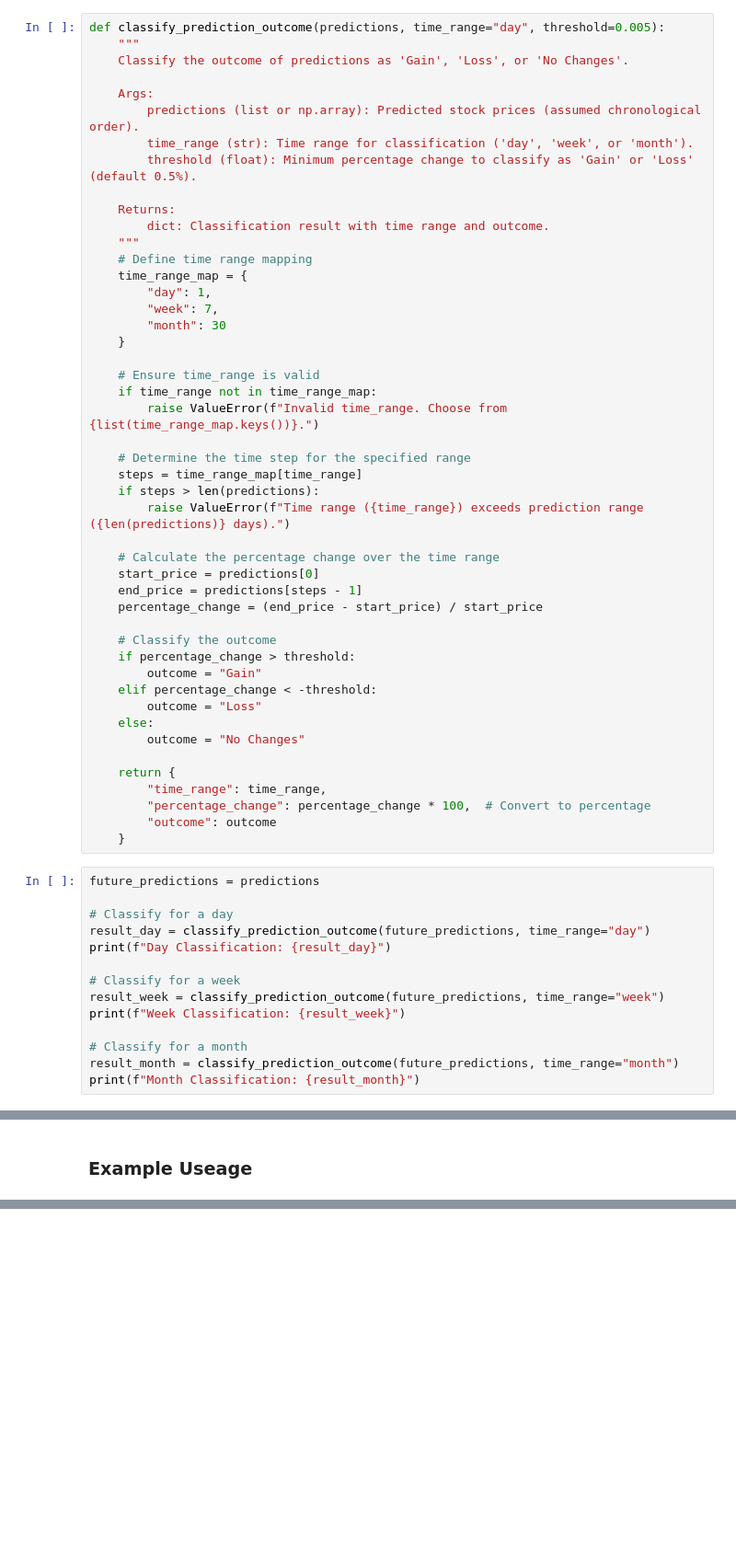
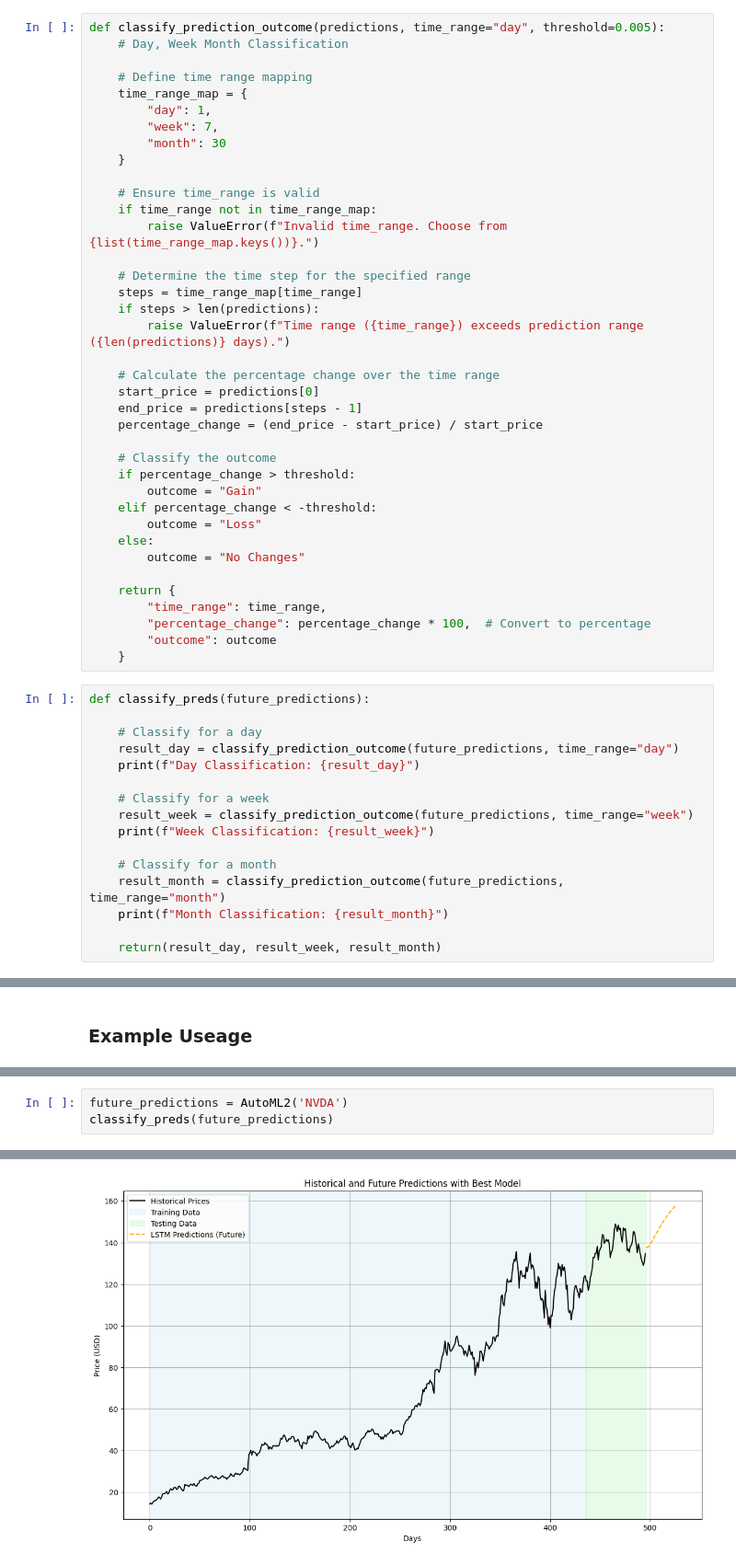
Before and after one commit to nhowley72/ML-Projects, a Jupyter notebook: Supervised Learning/stocks.ipynb, the cells around one changed output, grey strips where cells are left out. Shown at 92% size. Cells and saved outputs as stored; diff of their text form; blank space fills up the shorter version.

```diff
--- a/Supervised Learning/stocks.ipynb
+++ b/Supervised Learning/stocks.ipynb
@@ -572,17 +572,8 @@ Epoch 7/20
 [figure]
 # %%
 def classify_prediction_outcome(predictions, time_range="day", threshold=0.005):
-    """
-    Classify the outcome of predictions as 'Gain', 'Loss', or 'No Changes'.
+    # Day, Week Month Classification
 
-    Args:
-        predictions (list or np.array): Predicted stock prices (assumed chronological order).
-        time_range (str): Time range for classification ('day', 'week', or 'month').
-        threshold (float): Minimum percentage change to classify as 'Gain' or 'Loss' (default 0.5%).
-
-    Returns:
-        dict: Classification result with time range and outcome.
-    """
     # Define time range mapping
     time_range_map = {
         "day": 1,
@@ -618,16 +609,18 @@ def classify_prediction_outcome(predictions, time_range="day", threshold=0.005):
         "outcome": outcome
     }
 # %%
-future_predictions = predictions
+def classify_preds(future_predictions):
 
-# Classify for a day
-result_day = classify_prediction_outcome(future_predictions, time_range="day")
-print(f"Day Classification: {result_day}")
+    # Classify for a day
+    result_day = classify_prediction_outcome(future_predictions, time_range="day")
+    print(f"Day Classification: {result_day}")
 
-# Classify for a week
-result_week = classify_prediction_outcome(future_predictions, time_range="week")
-print(f"Week Classification: {result_week}")
+    # Classify for a week
+    result_week = classify_prediction_outcome(future_predictions, time_range="week")
+    print(f"Week Classification: {result_week}")
 
-# Classify for a month
-result_month = classify_prediction_outcome(future_predictions, time_range="month")
-print(f"Month Classification: {result_month}")
+    # Classify for a month
+    result_month = classify_prediction_outcome(future_predictions, time_range="month")
+    print(f"Month Classification: {result_month}")
+
+    return(result_day, result_week, result_month)
@@ -677,0 +629,4 @@ Month Classification: {'time_range': 'month', 'percentage_change': 2.55842171609
+# %%
+future_predictions = AutoML2('NVDA')
+classify_preds(future_predictions)
+# %% [output]
@@ -677,0 +652 @@ Month Classification: {'time_range': 'month', 'percentage_change': 2.55842171609
+[figure, added]
```
Also changed, not shown: parts of 3 cells of this notebook.
